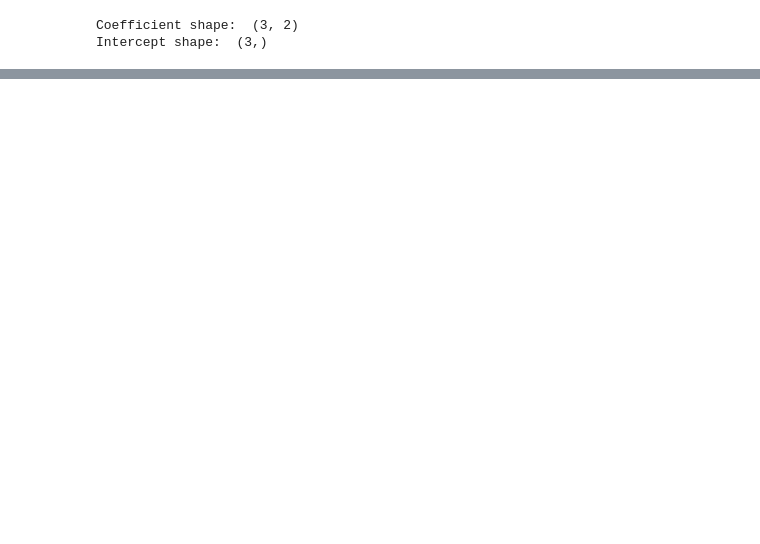
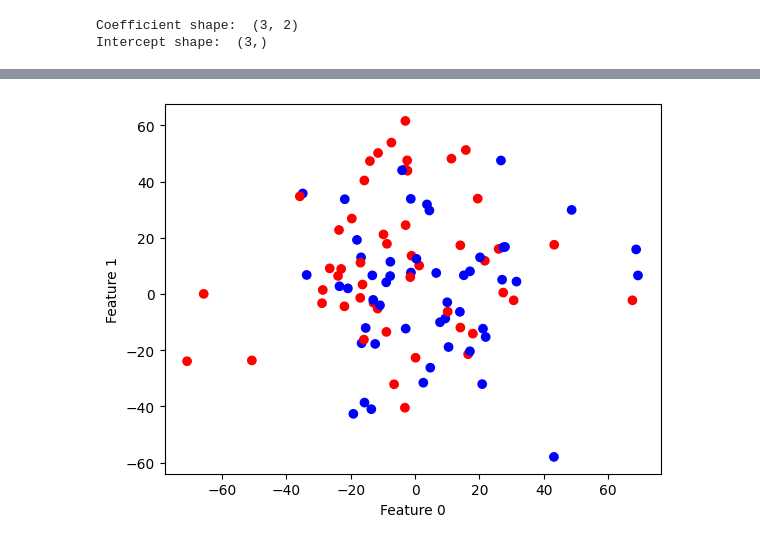
Before and after one commit to JPL-JUNO/Introduction-to-Machine-Learning-with-Python, a Jupyter notebook: Codes/Ch2.ipynb, the cells around one changed output, grey strips where cells are left out. Cells and saved outputs as stored; diff of their text form; code cells hidden in the pictures; blank space fills up the shorter version.

```diff
--- a/Codes/Ch2.ipynb
+++ b/Codes/Ch2.ipynb
@@ -594,0 +636,12 @@ plt.show()
+# %%
+# mglearn.plot2.plot_tree_progressive
+from sklearn.datasets import make_moons
+X, y = make_moons(n_samples=100, noise=25, random_state=3)
+plt.figure()
+ax = plt.gca()
+plt.scatter(X[:,0], X[:,1], color=['red' if value == 1  else 'blue' for value in y ])
+ax.set_xlabel("Feature 0")
+ax.set_ylabel("Feature 1")
+plt.show()
+# %% [output]
+[figure, added]
```
Also changed, not shown: parts of 26 cells of this notebook, 3 other files.
